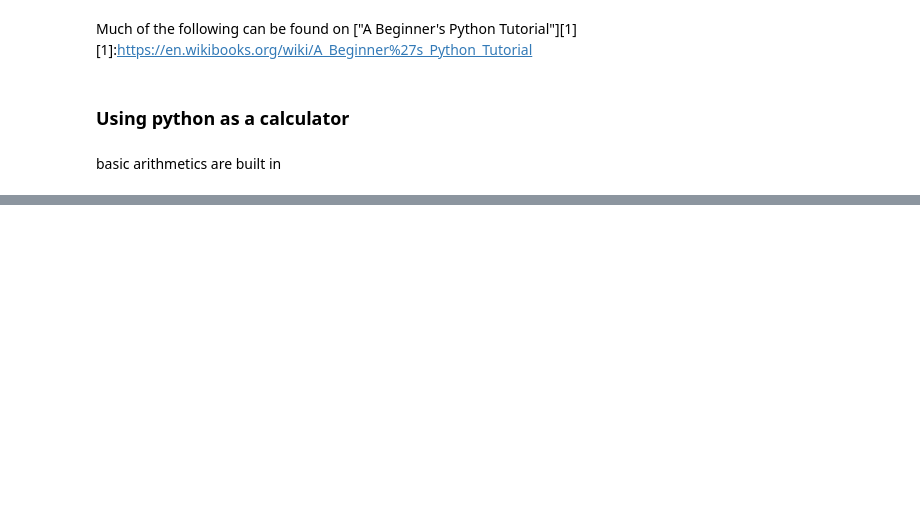
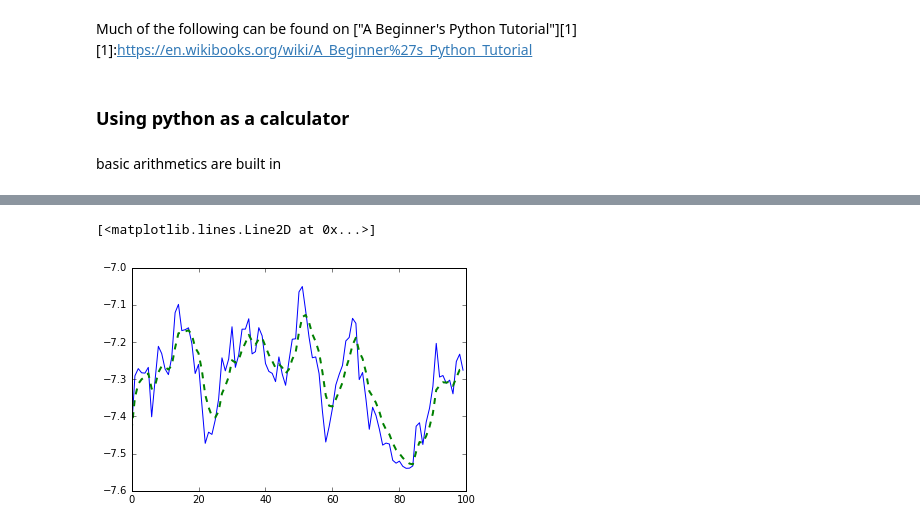
Before and after one commit to Paul-St-Young/share, a Jupyter notebook: python-tutorial/python.ipynb, the cells around one changed output, grey strips where cells are left out. Saved outputs shown, nothing was run; the diff lists cells and outputs as text; code cells hidden in the pictures; blank space fills up the shorter version.

```diff
--- a/python-tutorial/python.ipynb
+++ b/python-tutorial/python.ipynb
@@ -91,0 +437,9 @@ np.sqrt(144)
+# %%
+# see trend (correlation) with exponential smoothing
+import pandas as pd
+data = pd.Series(trace)
+plt.plot( trace )
+plt.plot( data.ewm(span=5).mean(),ls="--",lw=2 )
+# %% [output]
+[<matplotlib.lines.Line2D at 0x...>]
+[figure, added]
```
Also changed, not shown: parts of 68 cells of this notebook.
